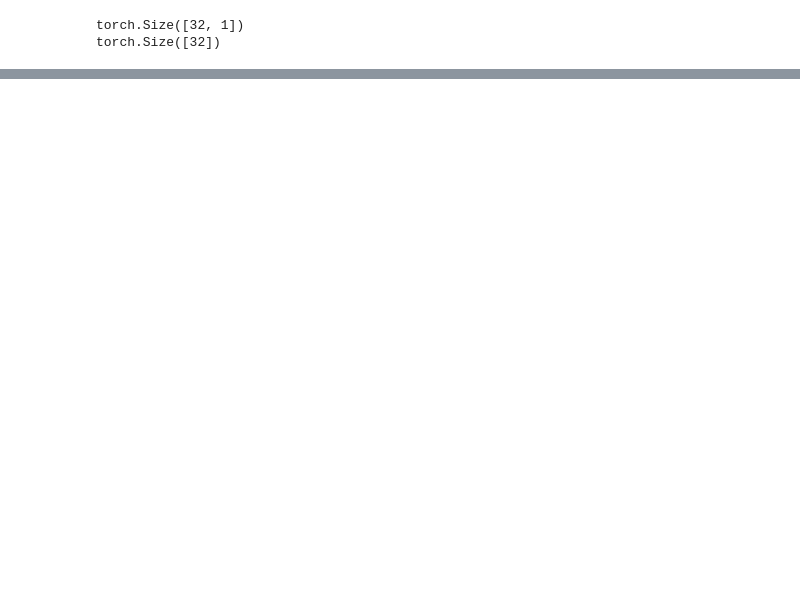
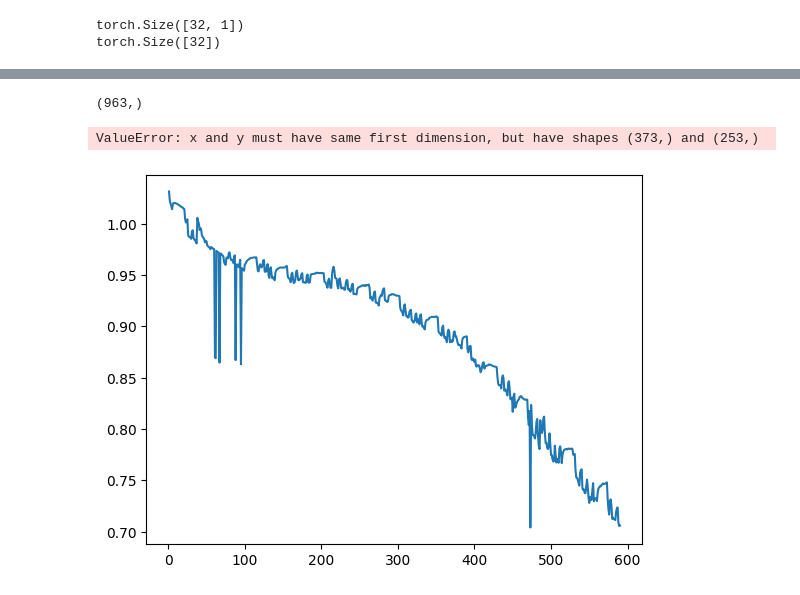
Before and after one commit to Shubham-Mate/Battery-RUL-Prediction, a Jupyter notebook: Paper Reproduction.ipynb, the cells around one changed output, grey strips where cells are left out. Saved outputs shown, nothing was run; the diff lists cells and outputs as text; code cells hidden in the pictures; blank space fills up the shorter version.

Commit message:
Trained the TCN-GRU-DNN Model

```diff
--- a/Paper Reproduction.ipynb
+++ b/Paper Reproduction.ipynb
@@ -96,10 +96,10 @@ class CustomDataset(Dataset):
         self.y = y
 
     def __len__(self):
-        return y.shape[0]
+        return self.y.shape[0]
 
     def __getitem__(self, idx):
-        return x[idx, :], y[idx]
+        return self.x[idx, :], self.y[idx]
 # %%
 train_dataset = CustomDataset(trainX, trainY)
 train_dataloader = DataLoader(train_dataset, batch_size=32, shuffle=True)
@@ -195,0 +213,6 @@ RMSE: 0.0030
+# %%
+cutoff_cycle = int(70*dfs[36].shape[0]/100)
+initial = dfs[36].loc[:cutoff_cycle, 'Discharge_Capacity(Ah)'].values
+test_curve = dfs[36].loc[cutoff_cycle:, 'Discharge_Capacity(Ah)'].values
+
+initial.shape, test_curve.shape
@@ -195,0 +221,22 @@ RMSE: 0.0030
+# %%
+model.eval()
+
+initial = (initial - MIN) / DIFF
+test_curve = (test_curve - MIN) / DIFF
+with torch.no_grad():
+    while initial.shape[0] <= dfs[TEST_BATTERY].shape[0]:
+        sliding_window = torch.tensor(initial[-10:], dtype=torch.float32)
+        #sliding_window = (sliding_window - MIN) / DIFF
+
+        sliding_window = sliding_window.unsqueeze(0).unsqueeze(0)
+        print(sliding_window)
+        #sliding_windows = sliding_window.repeat(32, 1, 1)
+
+        #print(sliding_window.shape)
+        prediction = model(sliding_window.to(device))
+        #print(prediction, prediction.shape)
+        prediction = prediction.view(-1)[0]
+        initial = np.append(initial, prediction.to('cpu'))
+        #break
+
+print(initial.shape)
@@ -195,0 +261,17 @@ RMSE: 0.0030
+# %%
+initial.shape
+# %% [output]
+(963,)
+# %%
+cycle_indices = np.arange(1, 964)
+cycle_indices_before = cycle_indices[:cutoff_cycle+1]
+cycle_indices_after = cycle_indices[cutoff_cycle+1:]
+
+plt.plot(cycle_indices_before, initial[:cutoff_cycle+1])
+plt.plot(cycle_indices_after, test_curve)
+plt.plot(cycle_indices_after, initial[cutoff_cycle+1:])
+
+plt.show()
+# %% [output]
+ValueError: x and y must have same first dimension, but have shapes (373,) and (253,)
+[figure, added]
```
Also changed, not shown: parts of 8 cells of this notebook, 1 other file.
